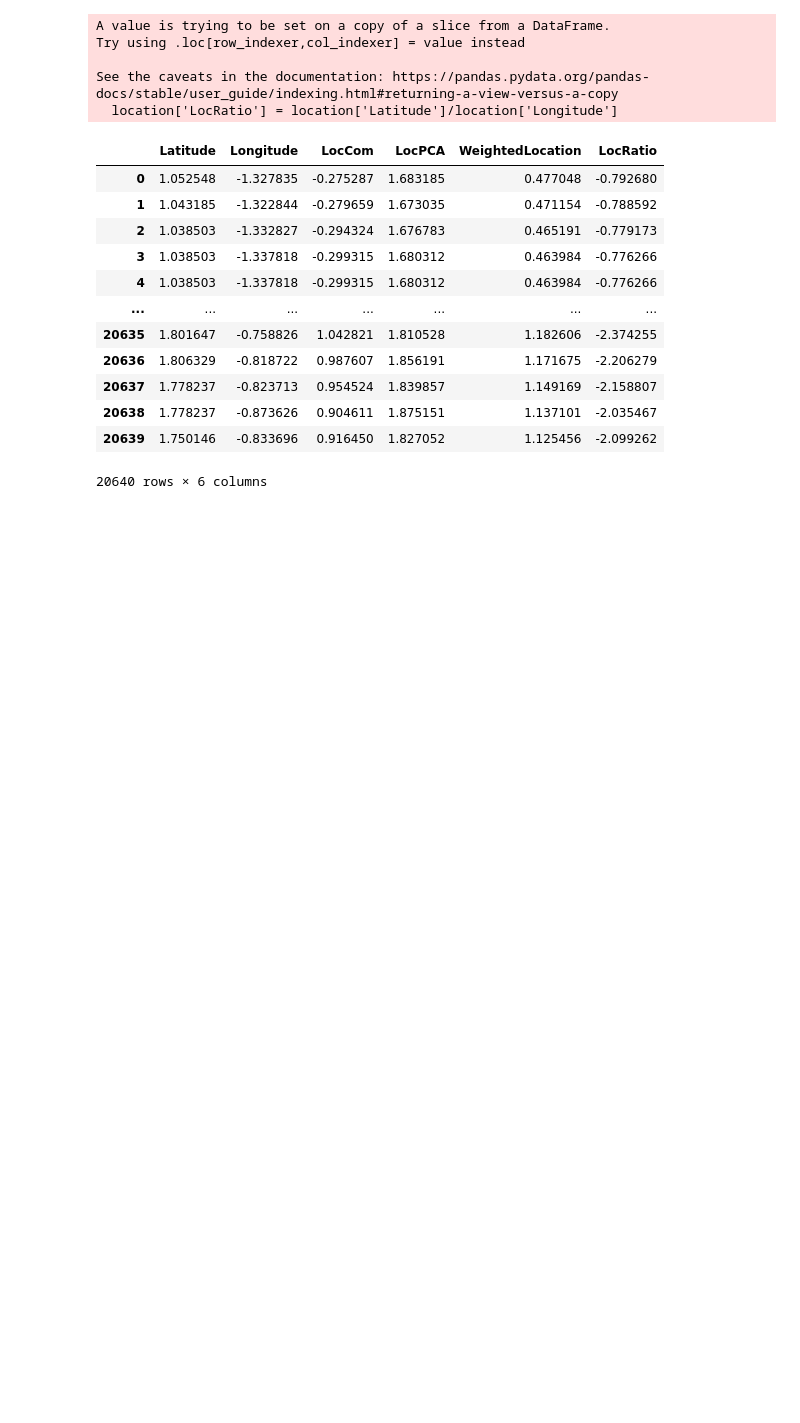
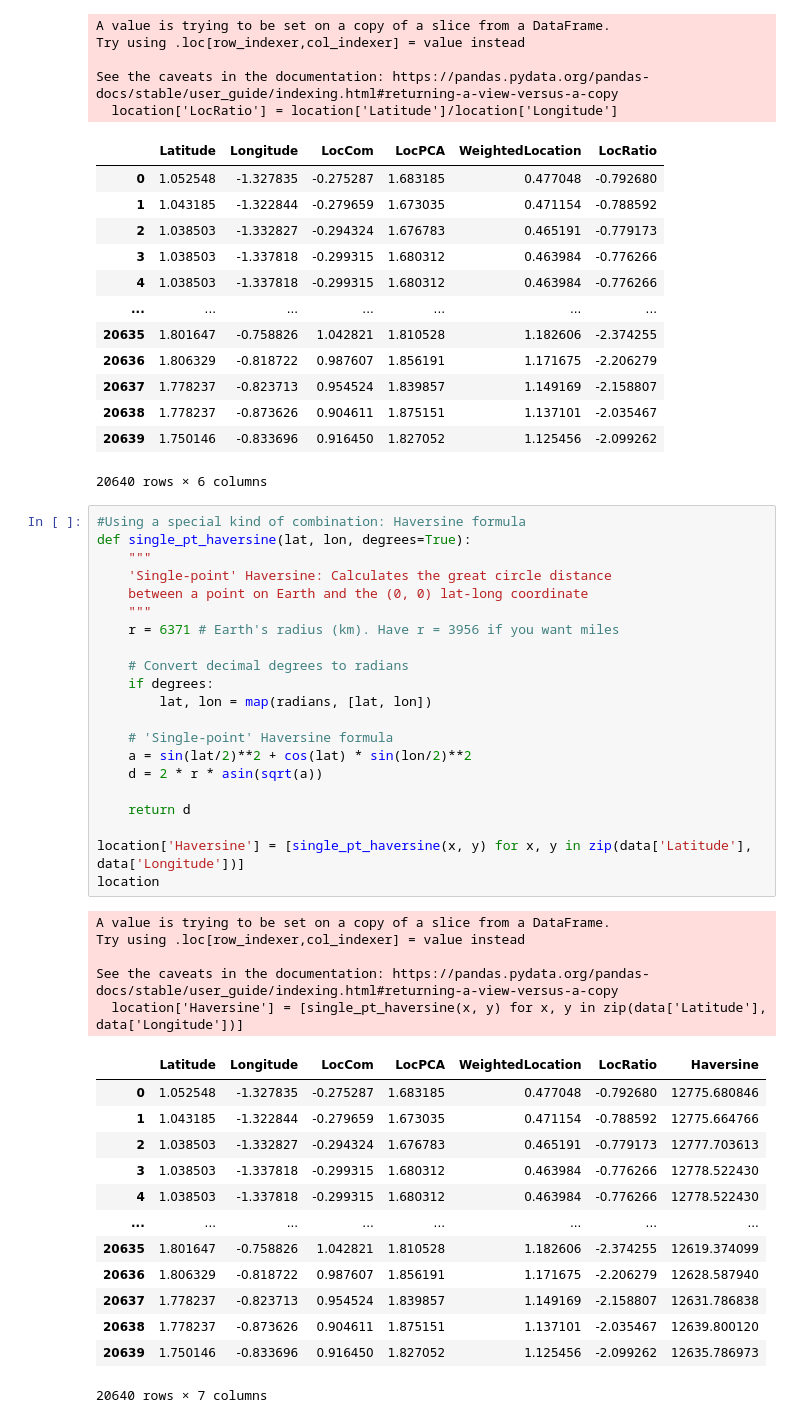
Before and after one commit to SG20000402/Machine-learning-algorithms, a Jupyter notebook: Supervised/Linear regression/regression.ipynb, the cells around one changed output. Cells and saved outputs as stored; diff of their text form; blank space fills up the shorter version.

```diff
--- a/Supervised/Linear regression/regression.ipynb
+++ b/Supervised/Linear regression/regression.ipynb
@@ -440,6 +363,46 @@ See the caveats in the documentation: https://pandas.pydata.org/pandas-docs/stab
 | 20638 | 1.778237 | -0.873626 | 0.904611 | 1.875151 | 1.137101 | -2.035467 |
 | 20639 | 1.750146 | -0.833696 | 0.916450 | 1.827052 | 1.125456 | -2.099262 |
 20640 rows × 6 columns
+# %%
+#Using a special kind of combination: Haversine formula
+def single_pt_haversine(lat, lon, degrees=True):
+    """
+    'Single-point' Haversine: Calculates the great circle distance
+    between a point on Earth and the (0, 0) lat-long coordinate
+    """
+    r = 6371 # Earth's radius (km). Have r = 3956 if you want miles
+
+    # Convert decimal degrees to radians
+    if degrees:
+        lat, lon = map(radians, [lat, lon])
+
+    # 'Single-point' Haversine formula
+    a = sin(lat/2)**2 + cos(lat) * sin(lon/2)**2
+    d = 2 * r * asin(sqrt(a))
+
+    return d
+
+location['Haversine'] = [single_pt_haversine(x, y) for x, y in zip(data['Latitude'], data['Longitude'])]
+location
+# %% [output]
+A value is trying to be set on a copy of a slice from a DataFrame.
+Try using .loc[row_indexer,col_indexer] = value instead
+
+See the caveats in the documentation: https://pandas.pydata.org/pandas-docs/stable/user_guide/indexing.html#returning-a-view-versus-a-copy
+  location['Haversine'] = [single_pt_haversine(x, y) for x, y in zip(data['Latitude'], data['Longitude'])]
+|  | Latitude | Longitude | LocCom | LocPCA | WeightedLocation | LocRatio | Haversine |
+| 0 | 1.052548 | -1.327835 | -0.275287 | 1.683185 | 0.477048 | -0.792680 | 12775.680846 |
+| 1 | 1.043185 | -1.322844 | -0.279659 | 1.673035 | 0.471154 | -0.788592 | 12775.664766 |
+| 2 | 1.038503 | -1.332827 | -0.294324 | 1.676783 | 0.465191 | -0.779173 | 12777.703613 |
+| 3 | 1.038503 | -1.337818 | -0.299315 | 1.680312 | 0.463984 | -0.776266 | 12778.522430 |
+| 4 | 1.038503 | -1.337818 | -0.299315 | 1.680312 | 0.463984 | -0.776266 | 12778.522430 |
+| ... | ... | ... | ... | ... | ... | ... | ... |
+| 20635 | 1.801647 | -0.758826 | 1.042821 | 1.810528 | 1.182606 | -2.374255 | 12619.374099 |
+| 20636 | 1.806329 | -0.818722 | 0.987607 | 1.856191 | 1.171675 | -2.206279 | 12628.587940 |
+| 20637 | 1.778237 | -0.823713 | 0.954524 | 1.839857 | 1.149169 | -2.158807 | 12631.786838 |
+| 20638 | 1.778237 | -0.873626 | 0.904611 | 1.875151 | 1.137101 | -2.035467 | 12639.800120 |
+| 20639 | 1.750146 | -0.833696 | 0.916450 | 1.827052 | 1.125456 | -2.099262 | 12635.786973 |
+20640 rows × 7 columns
 # %%
 #Checking correlation to target
 location['y'] = y
```
Also changed, not shown: parts of 30 cells of this notebook, 4 other files.
